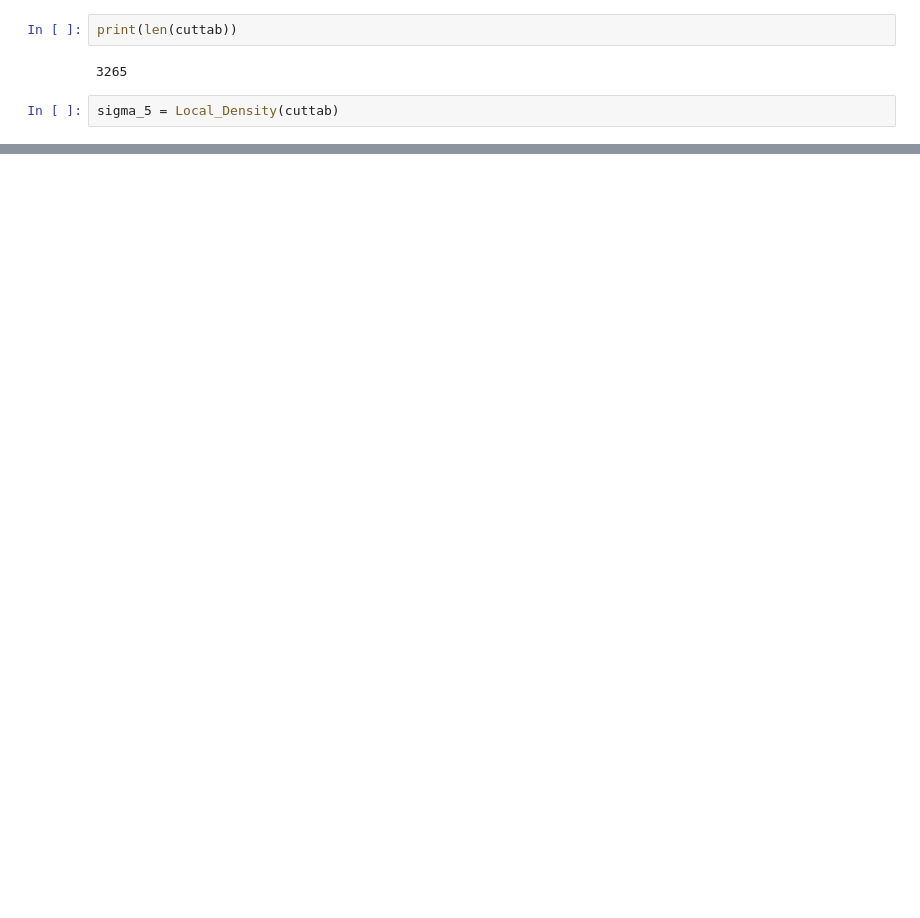
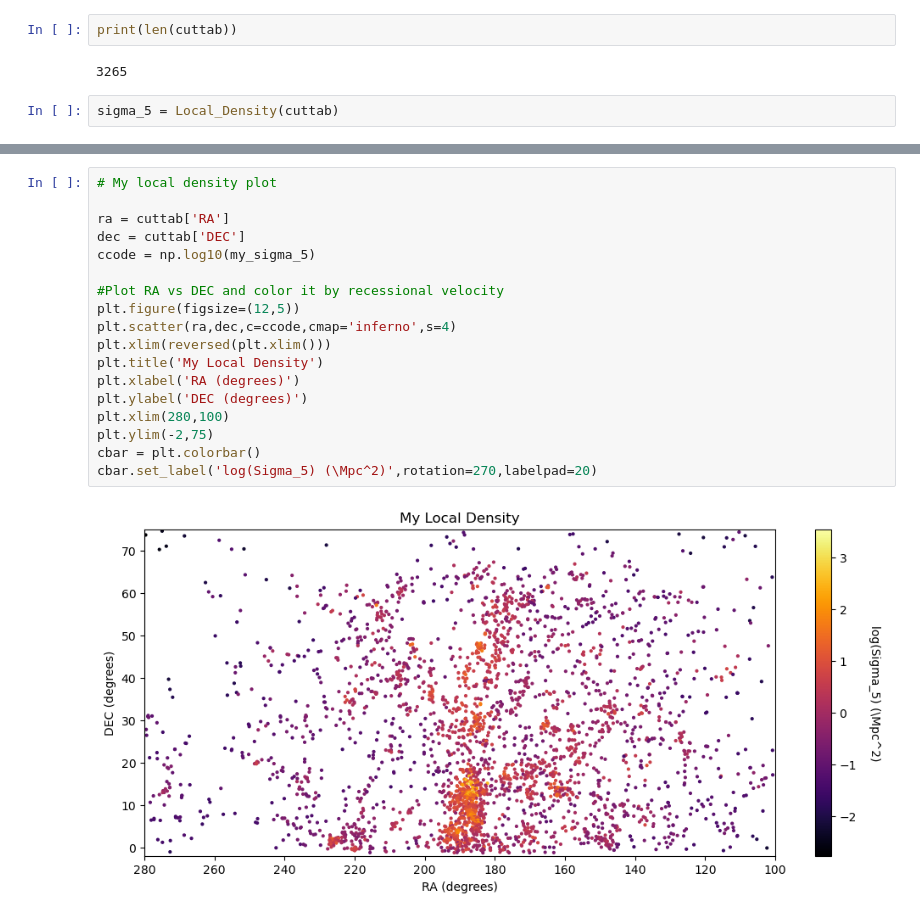
Before and after one commit to EvanBarkus/WISESize_Project, a Jupyter notebook: Castignani_LD.ipynb, the cells around one changed output, grey strips where cells are left out. Saved outputs shown, nothing was run; the diff lists cells and outputs as text; blank space fills up the shorter version.

```diff
--- a/Castignani_LD.ipynb
+++ b/Castignani_LD.ipynb
@@ -274 +210,21 @@ plt.legend()
+# %%
+# My local density plot
+
+ra = cuttab['RA']
+dec = cuttab['DEC']
+ccode = np.log10(my_sigma_5)
+
+#Plot RA vs DEC and color it by recessional velocity
+plt.figure(figsize=(12,5))
+plt.scatter(ra,dec,c=ccode,cmap='inferno',s=4)
+plt.xlim(reversed(plt.xlim()))
+plt.title('My Local Density')
+plt.xlabel('RA (degrees)')
+plt.ylabel('DEC (degrees)')
+plt.xlim(280,100)
+plt.ylim(-2,75)
+cbar = plt.colorbar()
+cbar.set_label('log(Sigma_5) (\Mpc^2)',rotation=270,labelpad=20)
+# %% [output]
+[figure, added]
 # %%
```
Also changed, not shown: parts of 15 cells of this notebook.
